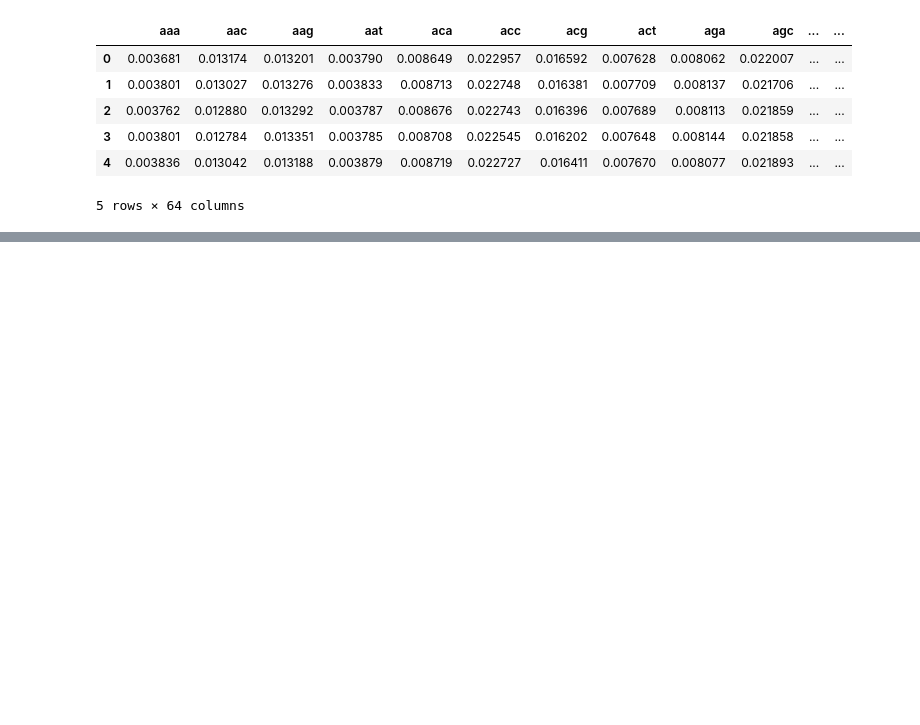
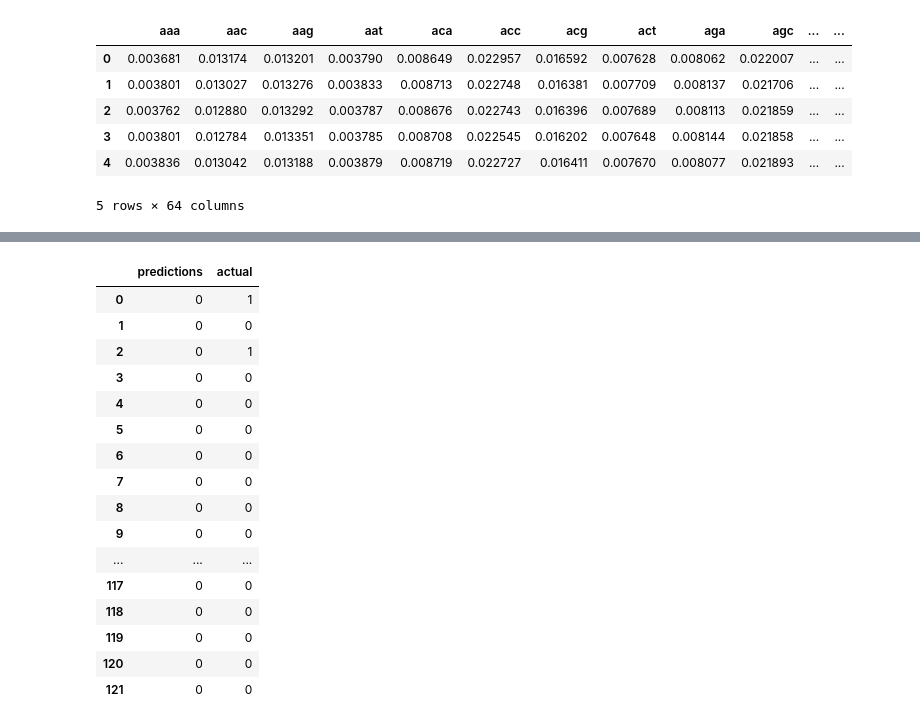
Before and after one commit to solislemuslab/bioklustering, a Jupyter notebook: manuscript/resistance-data/gmm_unsup.ipynb, the cells around one changed output, grey strips where cells are left out. Drawn from its saved outputs; the diff is of its cells as text; code cells hidden in the pictures; blank space fills up the shorter version.

Commit message:
add semi-supervised

```diff
--- a/manuscript/resistance-data/gmm_unsup.ipynb
+++ b/manuscript/resistance-data/gmm_unsup.ipynb
@@ -187,0 +313,20 @@ sum(finalDf['Predicted Label'] == finalDf['Actual Label'])/len(finalDf)
+# %%
+from sklearn.metrics import precision_score
+
+semi_labels = pd.read_csv("./carb-semi-labels.csv")
+semi_labels = pd.Series(semi_labels['Labels'])
+
+actual_labels = pd.read_csv("./responses-carb.csv")
+actual_labels = actual_labels["class"]
+actual_labels = actual_labels.tolist()
+
+path = "./concatenated.fasta"
+k_min = 3
+k_max = 3
+num_class = len(np.unique(actual_labels))
+cov_type = 'full'
+seed = 1232
+predictions2 = get_predictions_semi(path,k_min,k_max,num_class,cov_type,seed,semi_labels).tolist()
+
+print(F"False positive rate & {precision_score(actual_labels, predictions2, pos_label=1)}")
+print(F"False negative rate & {precision_score(actual_labels, predictions2, pos_label=0)}")
@@ -187,0 +342,21 @@ sum(finalDf['Predicted Label'] == finalDf['Actual Label'])/len(finalDf)
+# %%
+pd.set_option('display.max_rows', None)
+pd.DataFrame(data={'predictions':predictions2,'actual':actual_labels})
+# %% [output]
+|  | predictions | actual |
+| 0 | 0 | 1 |
+| 1 | 0 | 0 |
+| 2 | 0 | 1 |
+| 3 | 0 | 0 |
+| 4 | 0 | 0 |
+| 5 | 0 | 0 |
+| 6 | 0 | 0 |
+| 7 | 0 | 0 |
+| 8 | 0 | 0 |
+| 9 | 0 | 0 |
+| ... | ... | ... |
+| 117 | 0 | 0 |
+| 118 | 0 | 0 |
+| 119 | 0 | 0 |
+| 120 | 0 | 0 |
+| 121 | 0 | 0 |
```
Also changed, not shown: parts of 7 cells of this notebook, 4 other files.
